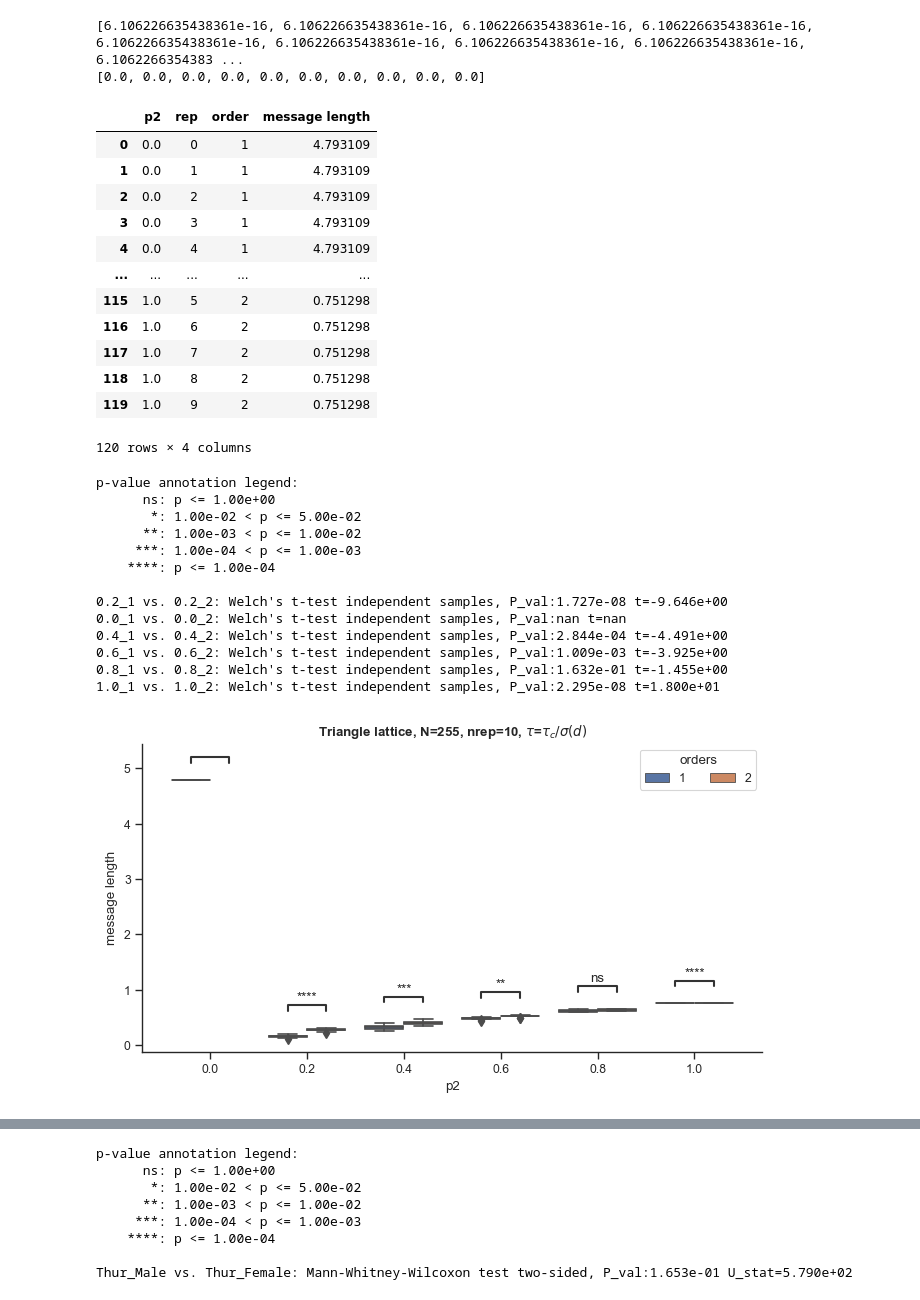
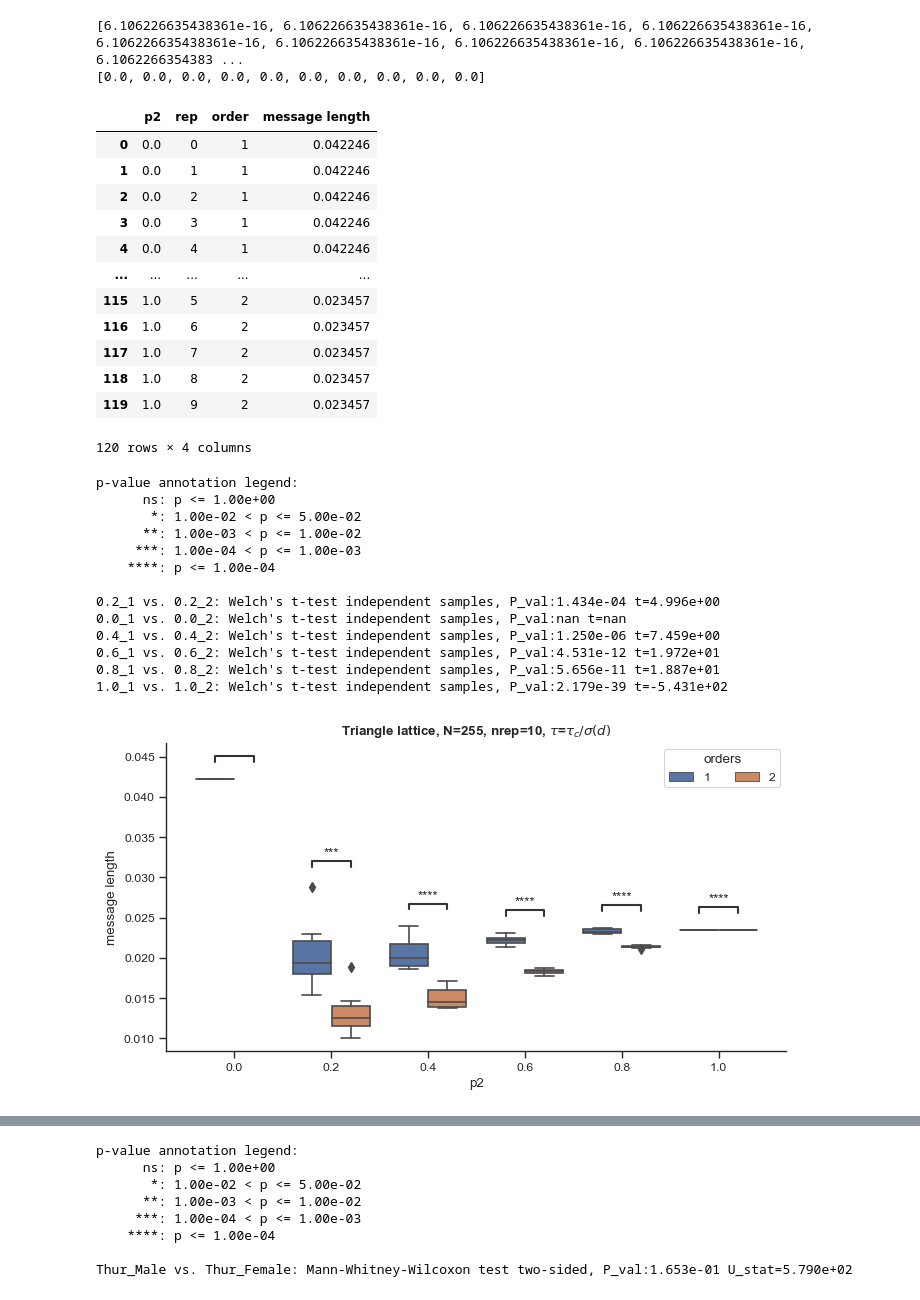
Before and after one commit to maximelucas/hypergraph_reducibility, a Jupyter notebook: notebooks/test_rescaling_lattice_max.ipynb, the cells around one changed output, grey strips where cells are left out. Saved outputs shown, nothing was run; the diff lists cells and outputs as text; code cells hidden in the pictures.

Commit message:
rescale wrt to order 1

```diff
--- a/notebooks/test_rescaling_lattice_max.ipynb
+++ b/notebooks/test_rescaling_lattice_max.ipynb
@@ -117,7 +117,7 @@ rf_1 = 1
 rf_2 = rf_1 + 2
 rf_3 = rf_2 + 3
 rf_4 = rf_3 + 4
-inverse_rescaling_factors = np.array([1 / rf_1, 1 / rf_2, 1 / rf_3, 1 / rf_4]) * rf_4
+inverse_rescaling_factors = np.array([1 / rf_1, 1 / rf_2, 1 / rf_3, 1 / rf_4]) #* rf_4
 # %% [markdown]
 # no shuffling, multiple realisations
 # %%
@@ -292,17 +314,17 @@ dff["order"] = dff["order"].astype(int)
 dff
 # %% [output]
 |  | p2 | rep | order | message length |
-| 0 | 0.0 | 0 | 1 | 4.793109 |
-| 1 | 0.0 | 1 | 1 | 4.793109 |
-| 2 | 0.0 | 2 | 1 | 4.793109 |
-| 3 | 0.0 | 3 | 1 | 4.793109 |
-| 4 | 0.0 | 4 | 1 | 4.793109 |
+| 0 | 0.0 | 0 | 1 | 0.042246 |
+| 1 | 0.0 | 1 | 1 | 0.042246 |
+| 2 | 0.0 | 2 | 1 | 0.042246 |
+| 3 | 0.0 | 3 | 1 | 0.042246 |
+| 4 | 0.0 | 4 | 1 | 0.042246 |
 | ... | ... | ... | ... | ... |
-| 115 | 1.0 | 5 | 2 | 0.751298 |
-| 116 | 1.0 | 6 | 2 | 0.751298 |
-| 117 | 1.0 | 7 | 2 | 0.751298 |
-| 118 | 1.0 | 8 | 2 | 0.751298 |
-| 119 | 1.0 | 9 | 2 | 0.751298 |
+| 115 | 1.0 | 5 | 2 | 0.023457 |
+| 116 | 1.0 | 6 | 2 | 0.023457 |
+| 117 | 1.0 | 7 | 2 | 0.023457 |
+| 118 | 1.0 | 8 | 2 | 0.023457 |
+| 119 | 1.0 | 9 | 2 | 0.023457 |
 120 rows × 4 columns
 # %%
 dff["p2"] = dff["p2"].round(2)
@@ -316,39 +338,39 @@ fix, ax = plt.subplots(figsize=(8, 4))
 sb.boxplot(data=dff, hue="order", y="message length", x="p2", ax=ax)#, **box_params)
 plt.legend(title= "orders",ncols = 4)
 
 
 sb.despine()
 ax.set_title(rf"Triangle lattice, N={N}, nrep={n_rep}, $\tau$=$\tau_c/\sigma(d)$", weight="bold")
 
 pairs = []
 for p in np.round(p2s, 2):
     pairs.append( [(p, 1), (p, 2) ] )
 
 annotator = Annotator(ax, pairs, data=dff, x="p2", y="message length", hue="order")
 annotator.configure(test='t-test_welch', text_format='star', loc='inside')
 annotator.apply_and_annotate()
 
 #sb.stripplot(data=dff, hue="order", y="message length", x="p2", ax=ax, color="black", dodge=True, alpha=0.1)#, legend=False)
 
 
-#ax.set_ylim([0.6, 0.8])
+#ax.set_ylim([0.02345, 0.02346])
 
-fig_name = f"message_length_triangular_lattice_N_{N}_tau_1_rescaled_boxplot"
+fig_name = f"message_length_triangular_lattice_N_{N}_tau_1_rescaled_boxplot_nomax"
 
-plt.savefig(f"{out_dir}{fig_name}.png", dpi=250, bbox_inches="tight")
 #plt.savefig(f"{out_dir}{fig_name}.png", dpi=250, bbox_inches="tight")
+#plt.savefig(f"{out_dir}{fig_name}.png", dpi=250, bbox_inches="tight")
 # %% [output]
 p-value annotation legend:
       ns: p <= 1.00e+00
        *: 1.00e-02 < p <= 5.00e-02
       **: 1.00e-03 < p <= 1.00e-02
      ***: 1.00e-04 < p <= 1.00e-03
     ****: p <= 1.00e-04
 
-0.2_1 vs. 0.2_2: Welch's t-test independent samples, P_val:1.727e-08 t=-9.646e+00
+0.2_1 vs. 0.2_2: Welch's t-test independent samples, P_val:1.434e-04 t=4.996e+00
 0.0_1 vs. 0.0_2: Welch's t-test independent samples, P_val:nan t=nan
-0.4_1 vs. 0.4_2: Welch's t-test independent samples, P_val:2.844e-04 t=-4.491e+00
-0.6_1 vs. 0.6_2: Welch's t-test independent samples, P_val:1.009e-03 t=-3.925e+00
-0.8_1 vs. 0.8_2: Welch's t-test independent samples, P_val:1.632e-01 t=-1.455e+00
-1.0_1 vs. 1.0_2: Welch's t-test independent samples, P_val:2.295e-08 t=1.800e+01
+0.4_1 vs. 0.4_2: Welch's t-test independent samples, P_val:1.250e-06 t=7.459e+00
+0.6_1 vs. 0.6_2: Welch's t-test independent samples, P_val:4.531e-12 t=1.972e+01
+0.8_1 vs. 0.8_2: Welch's t-test independent samples, P_val:5.656e-11 t=1.887e+01
+1.0_1 vs. 1.0_2: Welch's t-test independent samples, P_val:2.179e-39 t=-5.431e+02
-[figure, old version]
+[figure, new version]
```
Also changed, not shown: parts of 2 cells of this notebook, 1 other file.
